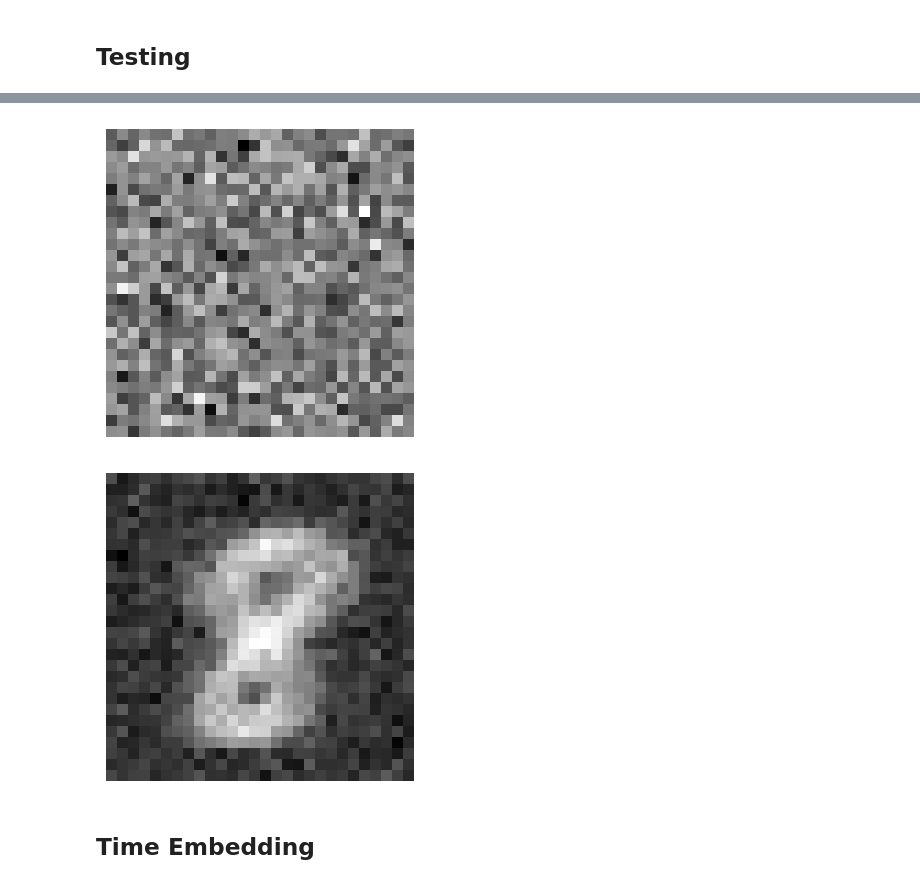
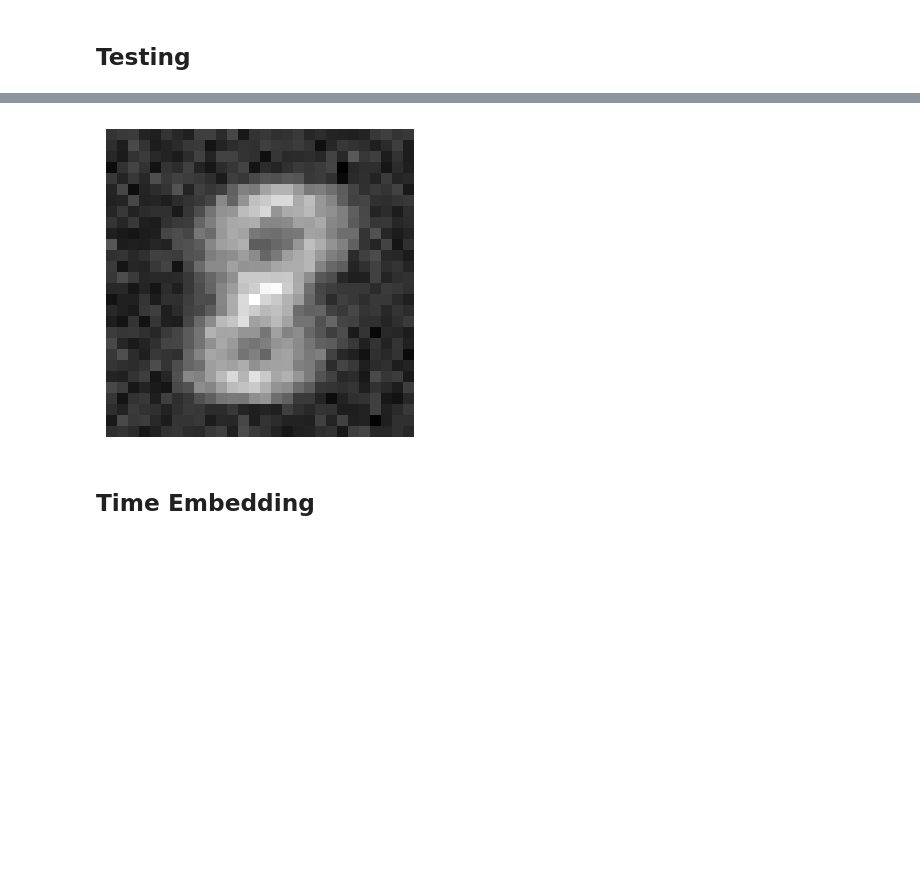
Before and after one commit to SimTe8/flow_matching, a Jupyter notebook: MNIST_test.ipynb, the cells around one changed output, grey strips where cells are left out. Saved outputs shown, nothing was run; the diff lists cells and outputs as text; code cells hidden in the pictures; blank space fills up the shorter version.

```diff
--- a/MNIST_test.ipynb
+++ b/MNIST_test.ipynb
@@ -281,7 +281,7 @@ def single_image_test(model, n_steps=10, h=1e-1, integrator="rk4"):
     )
     plot_image(x_final.detach().cpu())
 # %%
-model = SimpleMLPVectorFieldND(28, 256).to("cuda")
+model = SimpleMLPVectorFieldND(28, 128).to("cuda")
 optimizer = torch.optim.Adam(model.parameters(), lr=1e-3)
 loss_history = train_loop(
     model,
@@ -308,11 +308,7 @@ Epoch 10/10, Loss: 1.2241
 # %%
-x0 = sample_gaussian(1, (1, 28, 28), device="cuda")
-plot_image(x0)
-x_final, trajectories = integrate(model, x0, n_steps=10, h=1e-0, integrator="rk4")
-plot_image(x_final.detach().cpu())
+single_image_test(model, n_steps=10, h=1e-0, integrator="rk4")
 # %% [output]
-[figure, old version]
+[figure, new version]
-[figure, removed]
 # %% [markdown]
 ## Time Embedding
 # %%
```
Also changed, not shown: parts of 13 cells of this notebook, 8 other files.
